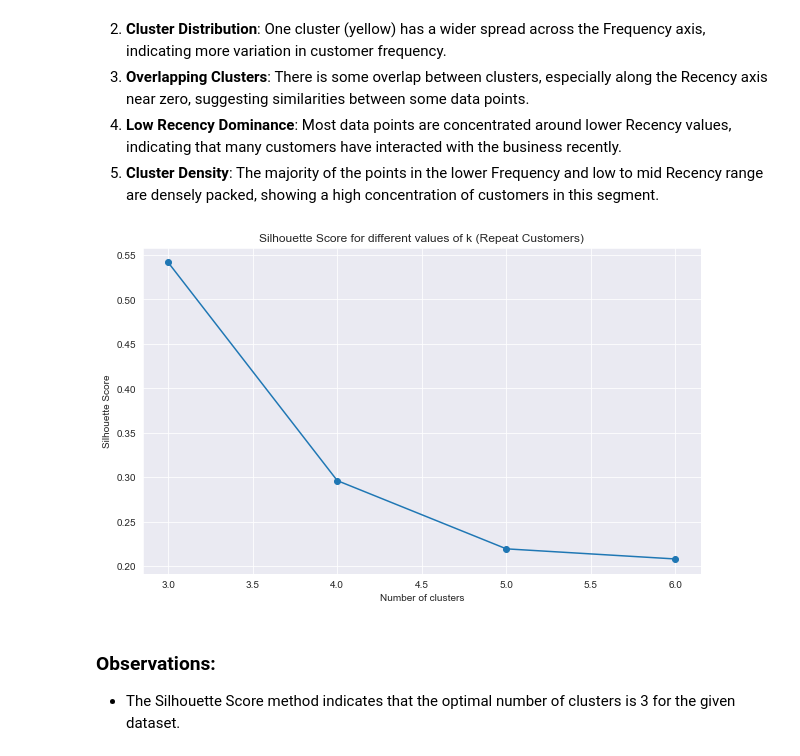
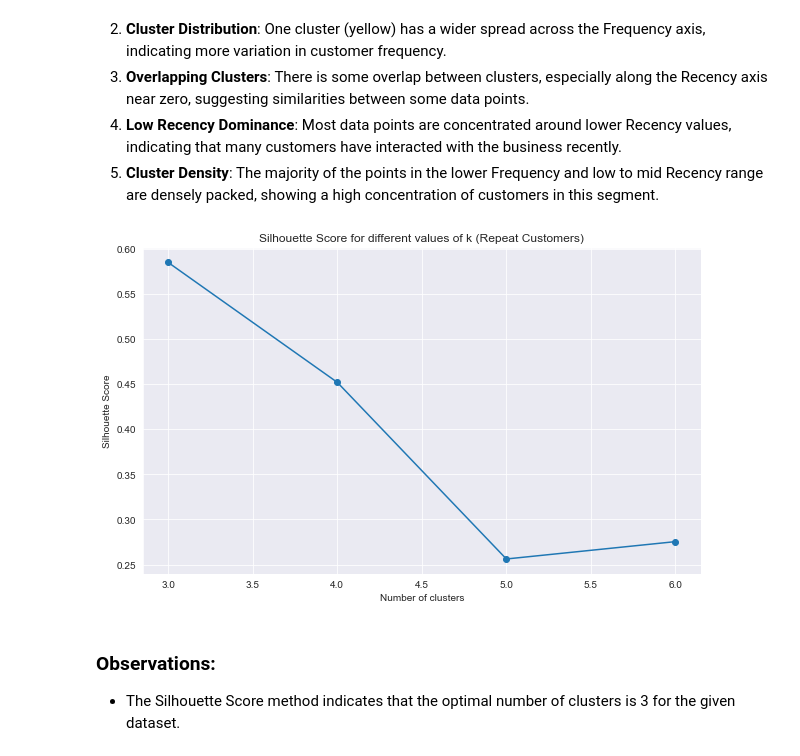
Before and after one commit to preudh/OC_IA_P5_Segment_e_commerce_site_customers, a Jupyter notebook: notebooks/Preudhomme_Patrice_3_notebook_essais_082024.ipynb, the cells around one changed output. Saved outputs shown, nothing was run; the diff lists cells and outputs as text; code cells hidden in the pictures.

```diff
--- a/notebooks/Preudhomme_Patrice_3_notebook_essais_082024.ipynb
+++ b/notebooks/Preudhomme_Patrice_3_notebook_essais_082024.ipynb
@@ -830,36 +839,36 @@ df_final_kmeans_path = os.path.join(db_path, 'df_final_kmeans.csv')
 df_final_kmeans = pd.read_csv(df_final_kmeans_path)
 
 # Filter to keep only the 3% of customers who make repeat purchases
-repeat_customers = df_final_kmeans[df_final_kmeans['Frequency'] > 0]
+repeat_customers = df_final_kmeans[df_final_kmeans['Frequency'] > 1]
 
 # One-hot encode categorical features for KMeans clustering
 customer_state_dummies = pd.get_dummies(repeat_customers['customer_state'], prefix='state')
 product_categories_dummies = pd.get_dummies(repeat_customers['product_categories'], prefix='product')
 
 # Select relevant numeric columns for KMeans clustering
 numeric_features = ['Recency', 'Frequency', 'Monetary', 'avg_review_score', 'review_count', 'RFMScore']
 
 # Combine numeric features with one-hot encoded categorical features
 df_final_kmeans_numeric = pd.concat([repeat_customers[numeric_features],
                                      customer_state_dummies,
                                      product_categories_dummies], axis=1)
 
 # Calculate Silhouette Score
 silhouette_scores = []
 for K in range(3, 7):  # You can adjust this range based on your needs
     kmeans = KMeans(n_clusters=K, random_state=42)
     labels = kmeans.fit_predict(df_final_kmeans_numeric)
     silhouette_scores.append(silhouette_score(df_final_kmeans_numeric, labels))
 
 # Plot the silhouette scores to find the optimal number of clusters
 plt.figure(figsize=(10, 6))
 plt.plot(range(3, 7), silhouette_scores, marker='o')
 plt.title('Silhouette Score for different values of k (Repeat Customers)')
 plt.xlabel('Number of clusters')
 plt.ylabel('Silhouette Score')
 plt.show()
 # %% [output]
-[figure, old version]
+[figure, new version]
 # %% [markdown]
 ### Observations:
 - The Silhouette Score method indicates that the optimal number of clusters is 3 for the given dataset.
```
Also changed, not shown: parts of 18 cells of this notebook.
